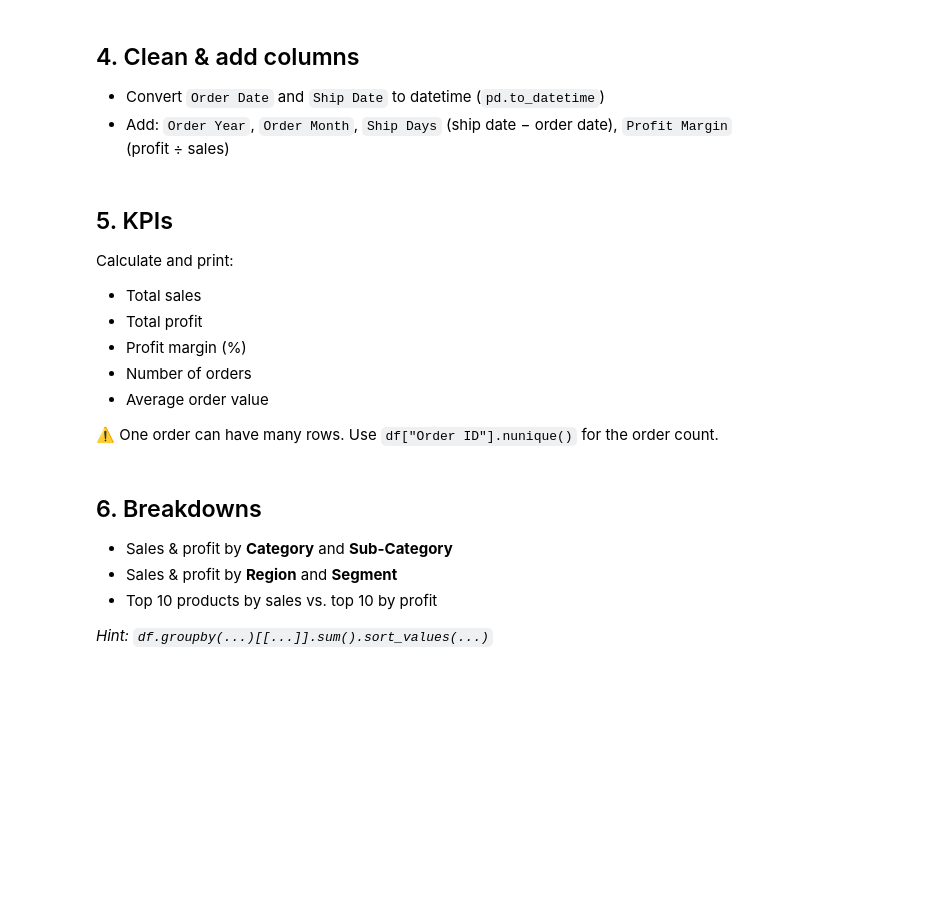
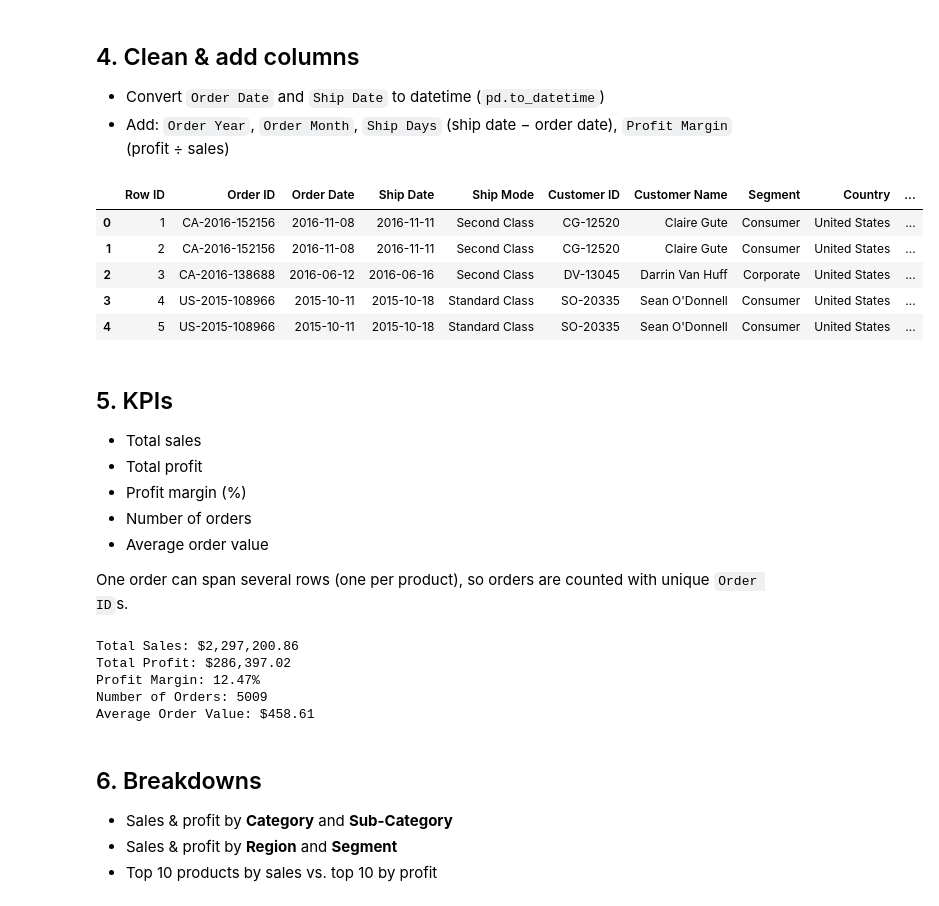
Before and after one commit to IH00711/superstore-sales-analysis, a Jupyter notebook: notebooks/01_cleaning_and_kpis.ipynb, the cells around one changed output. Saved outputs shown, nothing was run; the diff lists cells and outputs as text; code cells hidden in the pictures; blank space fills up the shorter version.

```diff
--- a/notebooks/01_cleaning_and_kpis.ipynb
+++ b/notebooks/01_cleaning_and_kpis.ipynb
@@ -40,22 +74,57 @@ Write down what you find in a markdown cell.
 
 - Convert `Order Date` and `Ship Date` to datetime (`pd.to_datetime`)
 - Add: `Order Year`, `Order Month`, `Ship Days` (ship date − order date), `Profit Margin` (profit ÷ sales)
+# %%
+df["Order Date"] = pd.to_datetime(df["Order Date"])
+df["Ship Date"] = pd.to_datetime(df["Ship Date"])
+
+df["Order Year"] = df["Order Date"].dt.year
+df["Order Month"] = df["Order Date"].dt.month
+df["Order Day"] = df["Order Date"].dt.day
+
+df["Ship Days"] = (df["Ship Date"] - df["Order Date"]).dt.days
+
+df["Profit Margin"] = df["Profit"] / df["Sales"]
+
+df.head()
+# %% [output]
+|  | Row ID | Order ID | Order Date | Ship Date | Ship Mode | Customer ID | Customer Name | Segment | Country | ... |
+| 0 | 1 | CA-2016-152156 | 2016-11-08 | 2016-11-11 | Second Class | CG-12520 | Claire Gute | Consumer | United States | ... |
+| 1 | 2 | CA-2016-152156 | 2016-11-08 | 2016-11-11 | Second Class | CG-12520 | Claire Gute | Consumer | United States | ... |
+| 2 | 3 | CA-2016-138688 | 2016-06-12 | 2016-06-16 | Second Class | DV-13045 | Darrin Van Huff | Corporate | United States | ... |
+| 3 | 4 | US-2015-108966 | 2015-10-11 | 2015-10-18 | Standard Class | SO-20335 | Sean O'Donnell | Consumer | United States | ... |
+| 4 | 5 | US-2015-108966 | 2015-10-11 | 2015-10-18 | Standard Class | SO-20335 | Sean O'Donnell | Consumer | United States | ... |
 # %% [markdown]
 ## 5. KPIs
 
-Calculate and print:
 - Total sales
 - Total profit
 - Profit margin (%)
 - Number of orders
 - Average order value
 
-⚠️ One order can have many rows. Use `df["Order ID"].nunique()` for the order count.
+One order can span several rows (one per product), so orders are counted with unique `Order ID`s.
+# %%
+total_sales = df["Sales"].sum()
+total_profit = df["Profit"].sum()
+profit_margin = total_profit / total_sales * 100
+num_orders = df["Order ID"].nunique()
+avg_order_value = total_sales / num_orders
+
+print(f"Total Sales: ${total_sales:,.2f}")
+print(f"Total Profit: ${total_profit:,.2f}")
+print(f"Profit Margin: {profit_margin:.2f}%")
+print(f"Number of Orders: {num_orders}")
+print(f"Average Order Value: ${avg_order_value:,.2f}")
+# %% [output]
+Total Sales: $2,297,200.86
+Total Profit: $286,397.02
+Profit Margin: 12.47%
+Number of Orders: 5009
+Average Order Value: $458.61
 # %% [markdown]
 ## 6. Breakdowns
 
 - Sales & profit by **Category** and **Sub-Category**
 - Sales & profit by **Region** and **Segment**
 - Top 10 products by sales vs. top 10 by profit
-
-_Hint: `df.groupby(...)[[...]].sum().sort_values(...)`_
```
Also changed, not shown: parts of 15 cells of this notebook, 14 other files.
